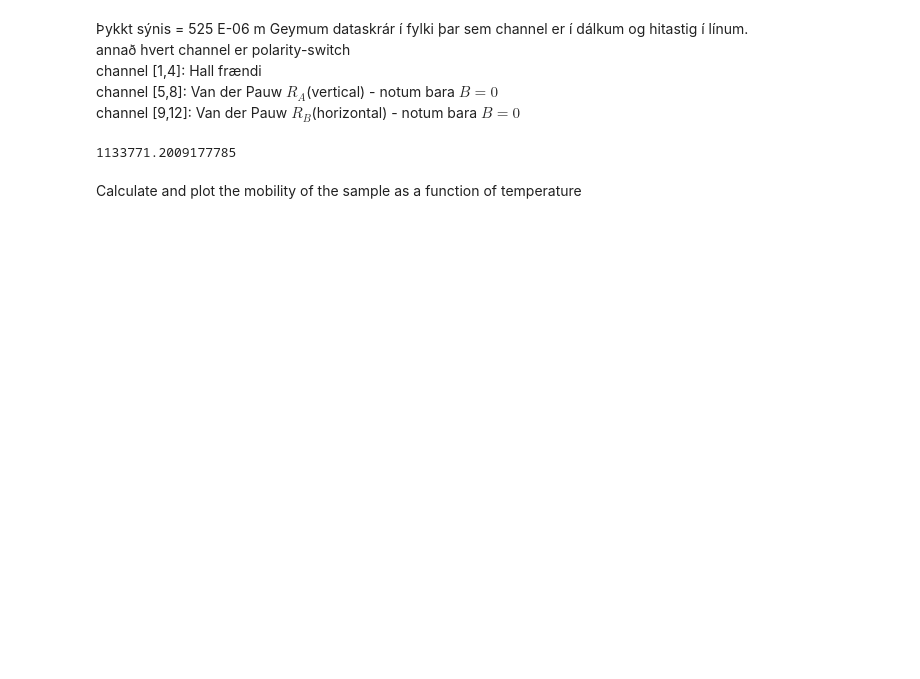
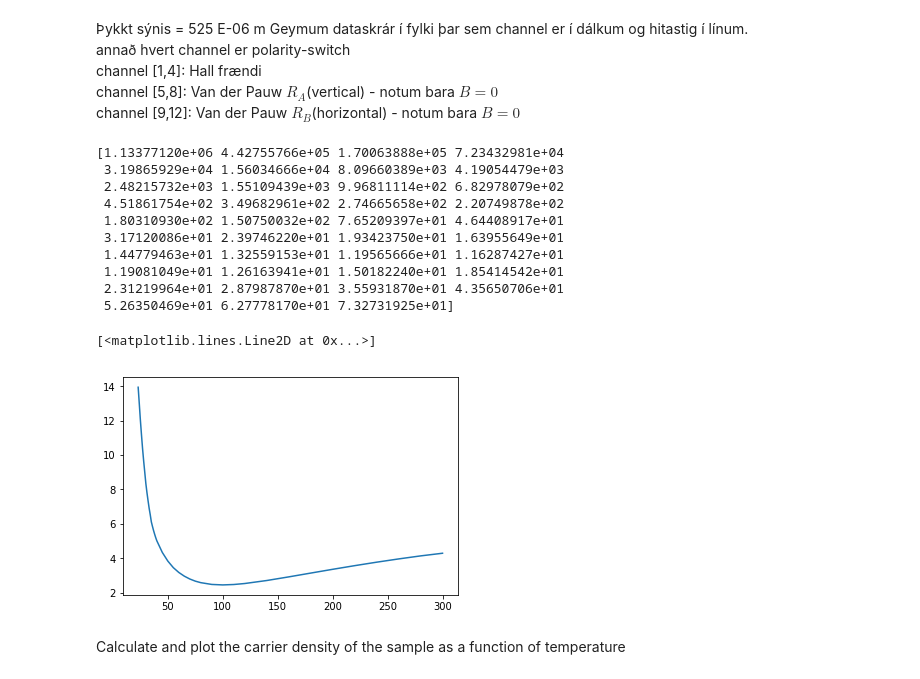
Before and after one commit to EmilGauti/hall, a Jupyter notebook: gagnavinnsla.ipynb, the cells around one changed output. Saved outputs shown, nothing was run; the diff lists cells and outputs as text; code cells hidden in the pictures; blank space fills up the shorter version.

```diff
--- a/gagnavinnsla.ipynb
+++ b/gagnavinnsla.ipynb
@@ -7,6 +7,7 @@ channel [5,8]: Van der Pauw $R_A$(vertical) - notum bara $B=0$<br />
 channel [9,12]: Van der Pauw $R_B$(horizontal) - notum bara $B=0$ <br />
 # %%
 import numpy as np
+import matplotlib.pyplot as plt
 #f_hitastig = 5# Fjöldi hitastigsmælinga
 hitastig=np.arange(23,41,1) # og svo frvs....
 hitastig=np.append(hitastig,np.arange(45,85,5))
@@ -16,37 +17,50 @@ f_hitastig = len(hitastig)
 
 nofn = np.empty([f_hitastig, 12], dtype="U28")
 data_hall = np.empty([f_hitastig,4], dtype=object)
 data_pauw = np.empty([f_hitastig,8], dtype=object)
 for i in range(0,f_hitastig):
     for j in range(0,12):
         nofn[i,j] = 'ch'+str(j+1)+'_T'+str(hitastig[i])+'_00Si_Kemil.dat'
         if j<4:
             data_hall[i,j] = np.loadtxt(nofn[i,j], delimiter='\t', unpack=False,skiprows=1)
             if j == 1:
                 data_hall[i,j-1]=np.r_['0,2',data_hall[i,j][0,:],data_hall[i,j-1]]
         if j>=4:
             data_pauw[i,j-4] = np.loadtxt(nofn[i,j], delimiter='\t', unpack=False,skiprows=1)
 
 
 def sheetResistance(pauw):
     R_A = (pauw[0][3,4]+pauw[1][3,4]+pauw[2][3,4]+pauw[3][3,4])/4
     R_B = (pauw[4][3,4]+pauw[5][3,4]+pauw[6][3,4]+pauw[7][3,4])/4
     error=1.0
     z = 2*np.log(2)/(np.pi*(R_A+R_B))
     while(error>0.0005):
         y = 1/np.exp(np.pi*z*R_A) + 1/np.exp(np.pi*z*R_B)
         temp = z
         z = z - ((1-y)/np.pi)/(R_A/np.exp(np.pi*z*R_A) + R_B/np.exp(np.pi*z*R_B))
         error = np.abs((z-temp)/z)
     R_s = 1/z
     return R_s
 
-pauw = data_pauw[0,:]
-#print(pauw[0][3,4])
-R_s = sheetResistance(pauw)
+R_s = np.zeros(f_hitastig)
+for i in range(f_hitastig):
+    pauw = data_pauw[i,:]
+    R_s[i] = sheetResistance(pauw)
 print(R_s)
+plt.plot(hitastig,np.log(R_s))
 # %% [output]
-1133771.2009177785
+[1.13377120e+06 4.42755766e+05 1.70063888e+05 7.23432981e+04
+ 3.19865929e+04 1.56034666e+04 8.09660389e+03 4.19054479e+03
+ 2.48215732e+03 1.55109439e+03 9.96811114e+02 6.82978079e+02
+ 4.51861754e+02 3.49682961e+02 2.74665658e+02 2.20749878e+02
+ 1.80310930e+02 1.50750032e+02 7.65209397e+01 4.64408917e+01
+ 3.17120086e+01 2.39746220e+01 1.93423750e+01 1.63955649e+01
+ 1.44779463e+01 1.32559153e+01 1.19565666e+01 1.16287427e+01
+ 1.19081049e+01 1.26163941e+01 1.50182240e+01 1.85414542e+01
+ 2.31219964e+01 2.87987870e+01 3.55931870e+01 4.35650706e+01
+ 5.26350469e+01 6.27778170e+01 7.32731925e+01]
+[<matplotlib.lines.Line2D at 0x...>]
+[figure, added]
 # %% [markdown]
-Calculate and plot the mobility of the sample
+Calculate and plot the carrier density of the sample
 as a function of temperature
```
Also changed, not shown: parts of 3 cells of this notebook, 1 other file.
